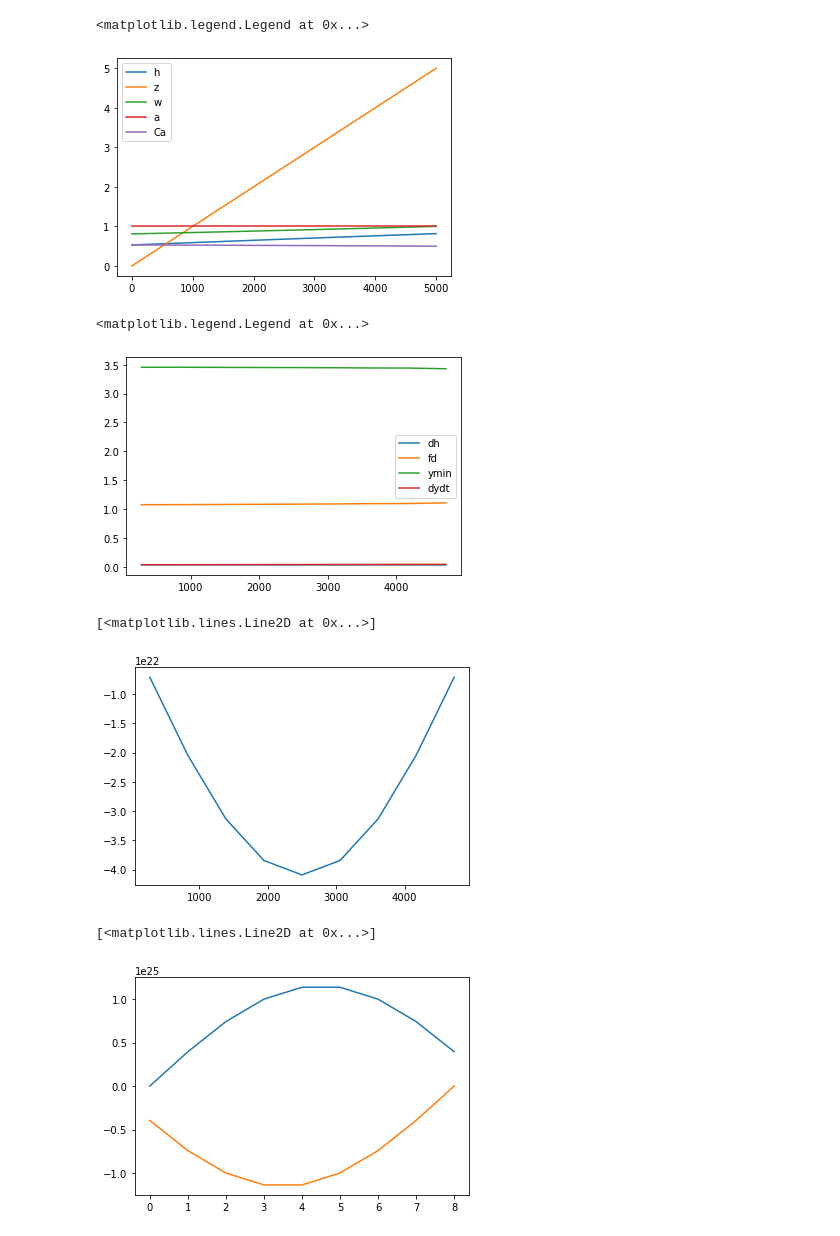
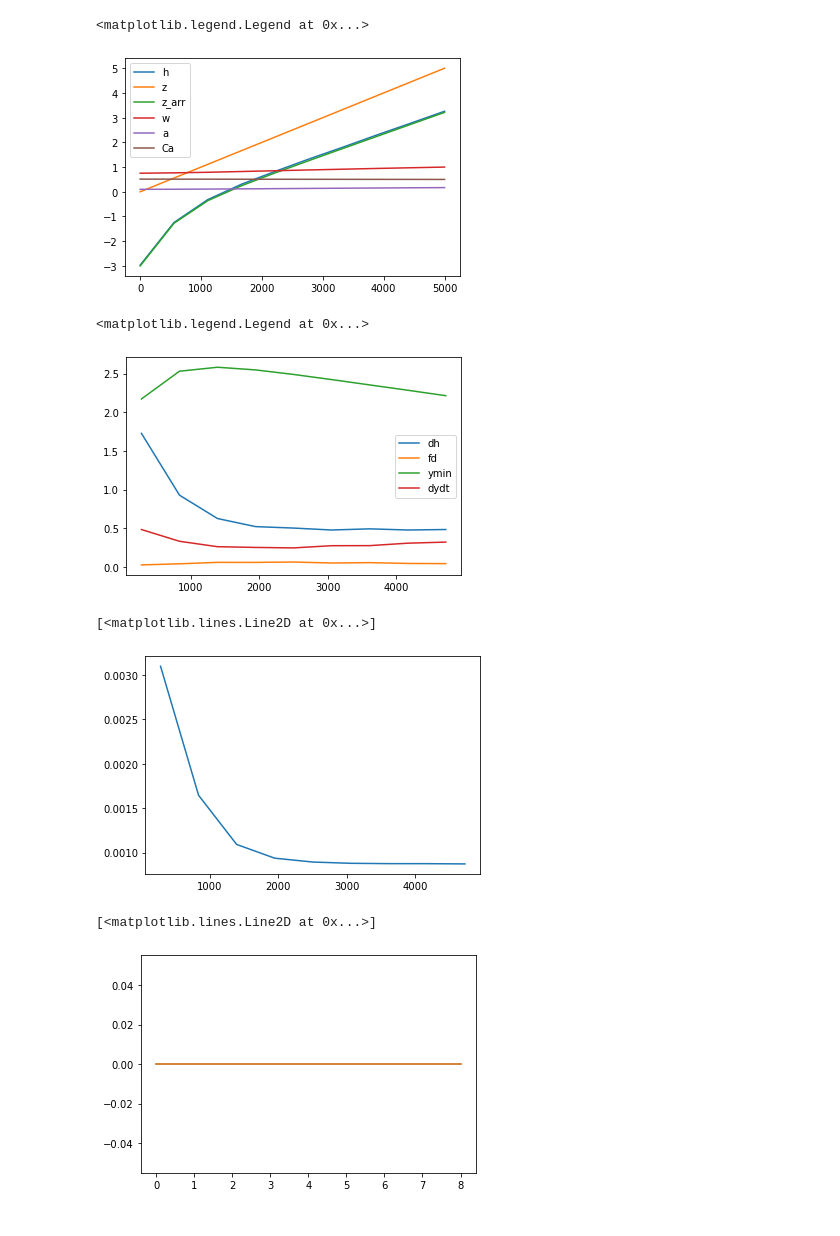
Before and after one commit to CovingtonResearchGroup/champ, a Jupyter notebook: CO2_1D_test.ipynb, the cells around one changed output. Saved outputs shown, nothing was run; the diff lists cells and outputs as text; code cells hidden in the pictures.

```diff
--- a/CO2_1D_test.ipynb
+++ b/CO2_1D_test.ipynb
@@ -16,4 +20,7 @@ Populating the interactive namespace from numpy and matplotlib
 # %%
+#%%pixie_debugger
+from CO2_sim_1D import CO2_1D
+
 n=10
 x = linspace(0,5000,n)
 z = linspace(0,5,n)
@@ -28,7 +35,7 @@ sim = CO2_1D(x,z, init_radii=r,
              reduction_factor=0.02,
             dt_erode=1.,
             xc_n=1500)
-ntimes = 100
+ntimes = 1500
 fd_old=0.
 for t in arange(ntimes):
     print('t=',t)
@@ -42,6 +49,7 @@ for t in arange(ntimes):
     #    print(asdf)
     sim.calc_steady_state_transport()
     sim.erode_xcs()
+    sim.z_arr[0] -= 0.0005
     #if t==160:
     #    print(asdf)
     if t % 10 == 0:
@@ -85,17 +101,20 @@ xc points= 1498  maxdpeth= 1.089950562371726   max_interp= 1.08
 # %%
 x = linspace(0,5000,n)
+z = linspace(0,5,n)
 
 xmid = (x[1:] + x[:-1])/2.
 plot(x, sim.h)
 plot(x,z)
+plot(x,sim.z_arr)
+
 #plot(xmid,sim.fd_mids)
 plot(x,sim.CO2_w)
 plot(x,sim.CO2_a)
 plot(x,sim.Ca)
-legend(['h','z','w','a','Ca'])
+legend(['h','z','z_arr','w','a','Ca'])
 # %% [output]
 <matplotlib.legend.Legend at 0x...>
-[figure, old version]
+[figure, new version]
 # %%
 xmid = (x[1:] + x[:-1])/2.
 plot(xmid, sim.h[1:]-sim.h[:-1])
@@ -113,15 +132,15 @@ plot(xmid,array(dydt)*100)
 legend(['dh','fd','ymin','dydt'])
 # %% [output]
 <matplotlib.legend.Legend at 0x...>
-[figure, old version]
+[figure, new version]
 # %%
 plot(xmid,sim.slopes)
 # %% [output]
 [<matplotlib.lines.Line2D at 0x...>]
-[figure, old version]
+[figure, new version]
 # %%
 plot(sim.down_offsets)
 plot(sim.up_offsets)
 # %% [output]
 [<matplotlib.lines.Line2D at 0x...>]
-[figure, old version]
+[figure, new version]
```
Also changed, not shown: parts of 6 cells of this notebook, 1 other file.
